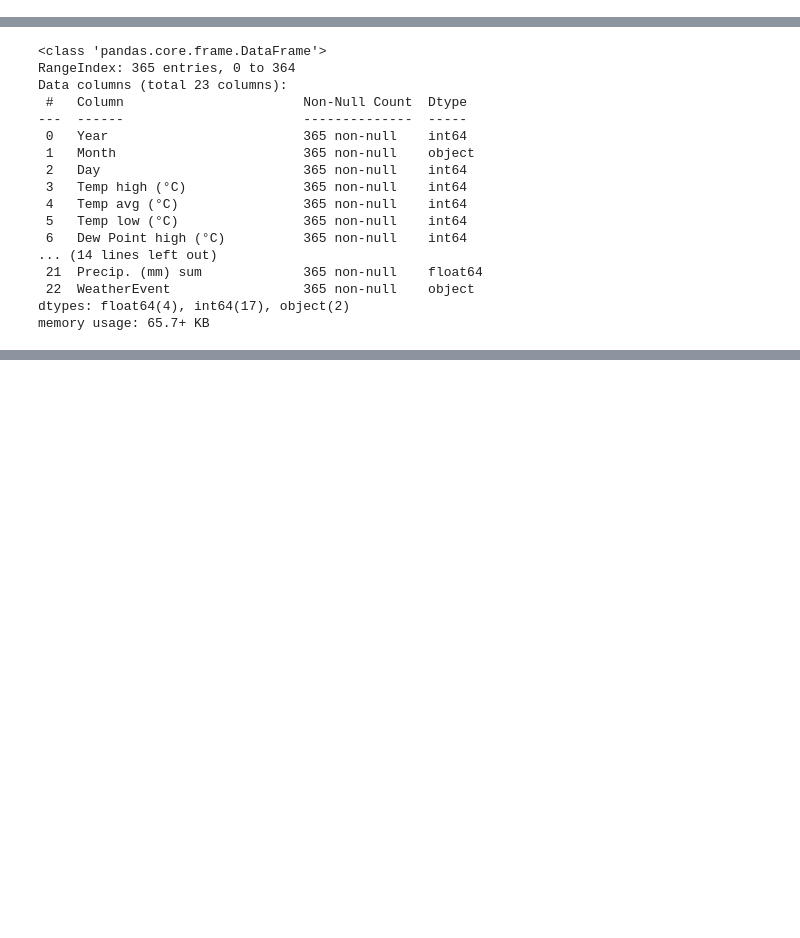
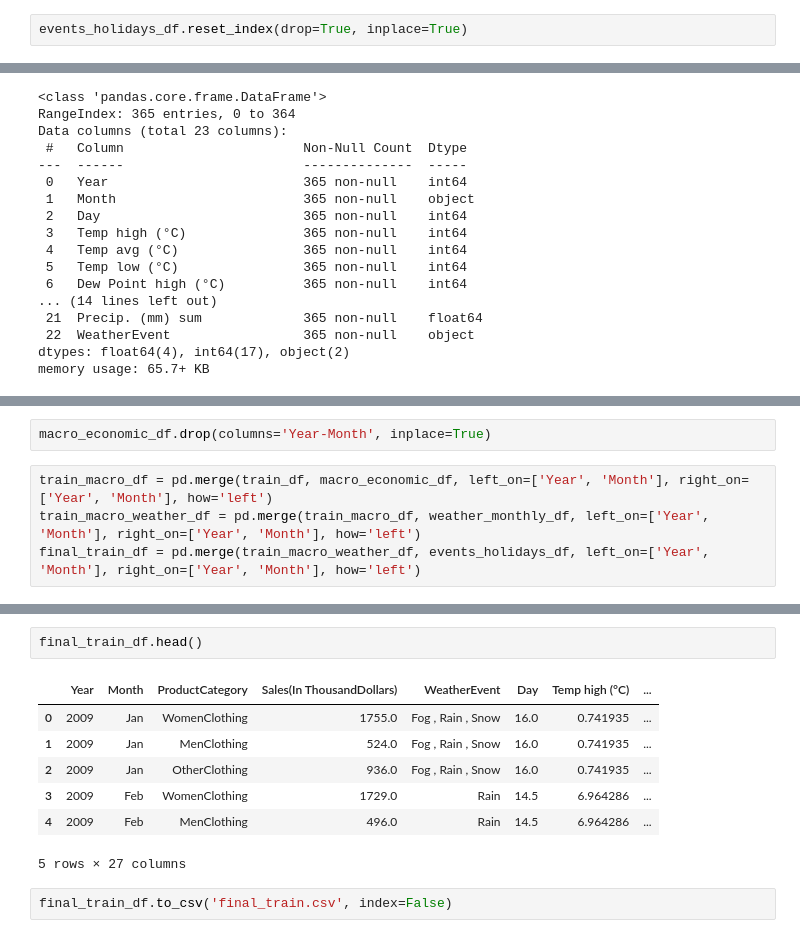
Before and after one commit to abrahamshimelis/walmart-sales-prediction, a Jupyter notebook: notebooks/walmart-sales-prediction.ipynb, the cells around one changed output, grey strips where cells are left out. Saved outputs shown, nothing was run; the diff lists cells and outputs as text; blank space fills up the shorter version.

```diff
--- a/notebooks/walmart-sales-prediction.ipynb
+++ b/notebooks/walmart-sales-prediction.ipynb
@@ -395,0 +401,2 @@ events_holidays_df.head()
+# %%
+events_holidays_df.reset_index(drop=True, inplace=True)
@@ -526,0 +582,6 @@ memory usage: 65.7+ KB
+# %%
+macro_economic_df.drop(columns='Year-Month', inplace=True)
+# %%
+train_macro_df = pd.merge(train_df, macro_economic_df, left_on=['Year', 'Month'], right_on=['Year', 'Month'], how='left')
+train_macro_weather_df = pd.merge(train_macro_df, weather_monthly_df, left_on=['Year', 'Month'], right_on=['Year', 'Month'], how='left')
+final_train_df = pd.merge(train_macro_weather_df, events_holidays_df, left_on=['Year', 'Month'], right_on=['Year', 'Month'], how='left')
@@ -526,0 +710,12 @@ memory usage: 65.7+ KB
+# %%
+final_train_df.head()
+# %% [output]
+|  | Year | Month | ProductCategory | Sales(In ThousandDollars) | WeatherEvent | Day | Temp high (°C) | ... |
+| 0 | 2009 | Jan | WomenClothing | 1755.0 | Fog , Rain , Snow | 16.0 | 0.741935 | ... |
+| 1 | 2009 | Jan | MenClothing | 524.0 | Fog , Rain , Snow | 16.0 | 0.741935 | ... |
+| 2 | 2009 | Jan | OtherClothing | 936.0 | Fog , Rain , Snow | 16.0 | 0.741935 | ... |
+| 3 | 2009 | Feb | WomenClothing | 1729.0 | Rain | 14.5 | 6.964286 | ... |
+| 4 | 2009 | Feb | MenClothing | 496.0 | Rain | 14.5 | 6.964286 | ... |
+5 rows × 27 columns
+# %%
+final_train_df.to_csv('final_train.csv', index=False)
```
Also changed, not shown: parts of 20 cells of this notebook, 1 other file.
